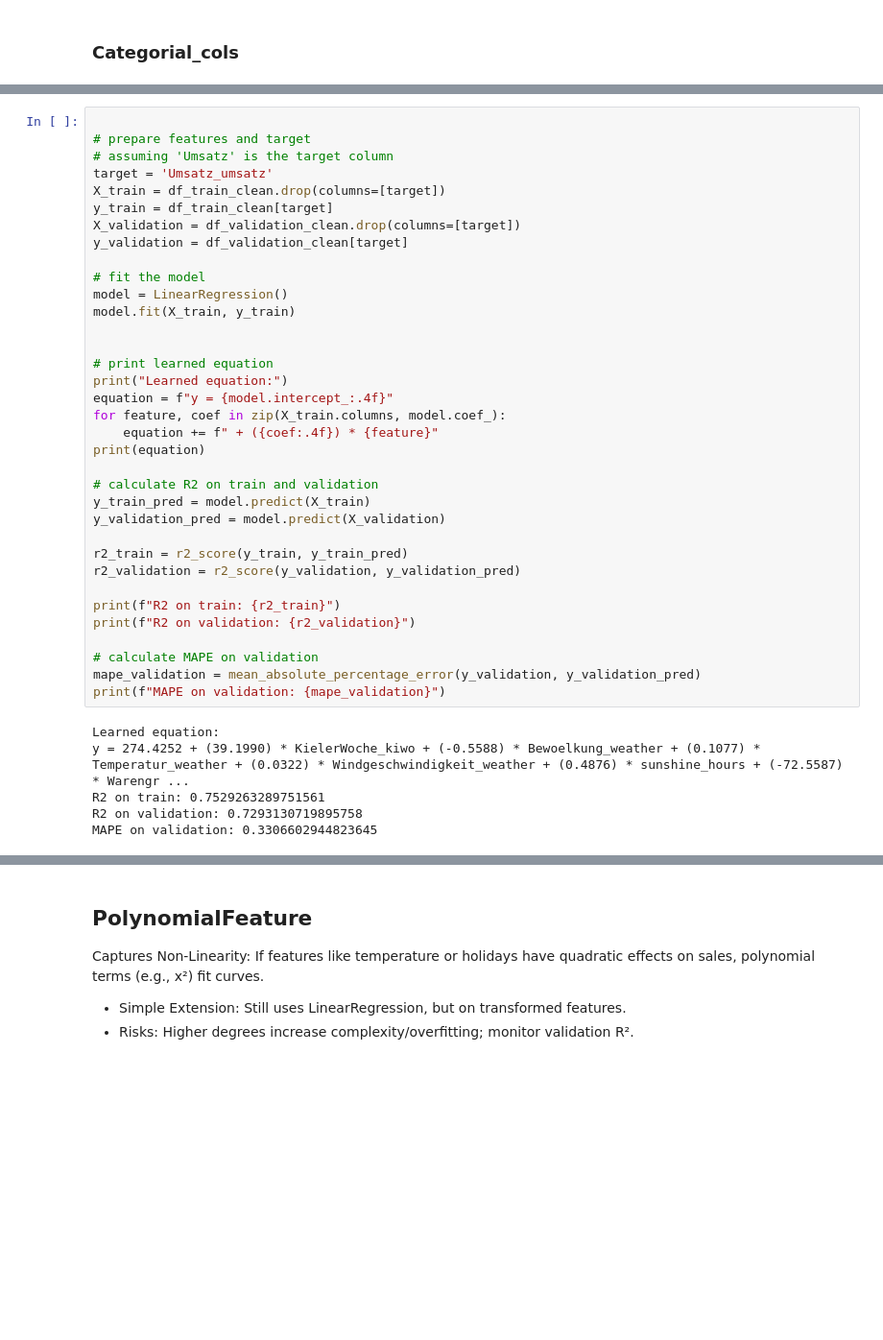
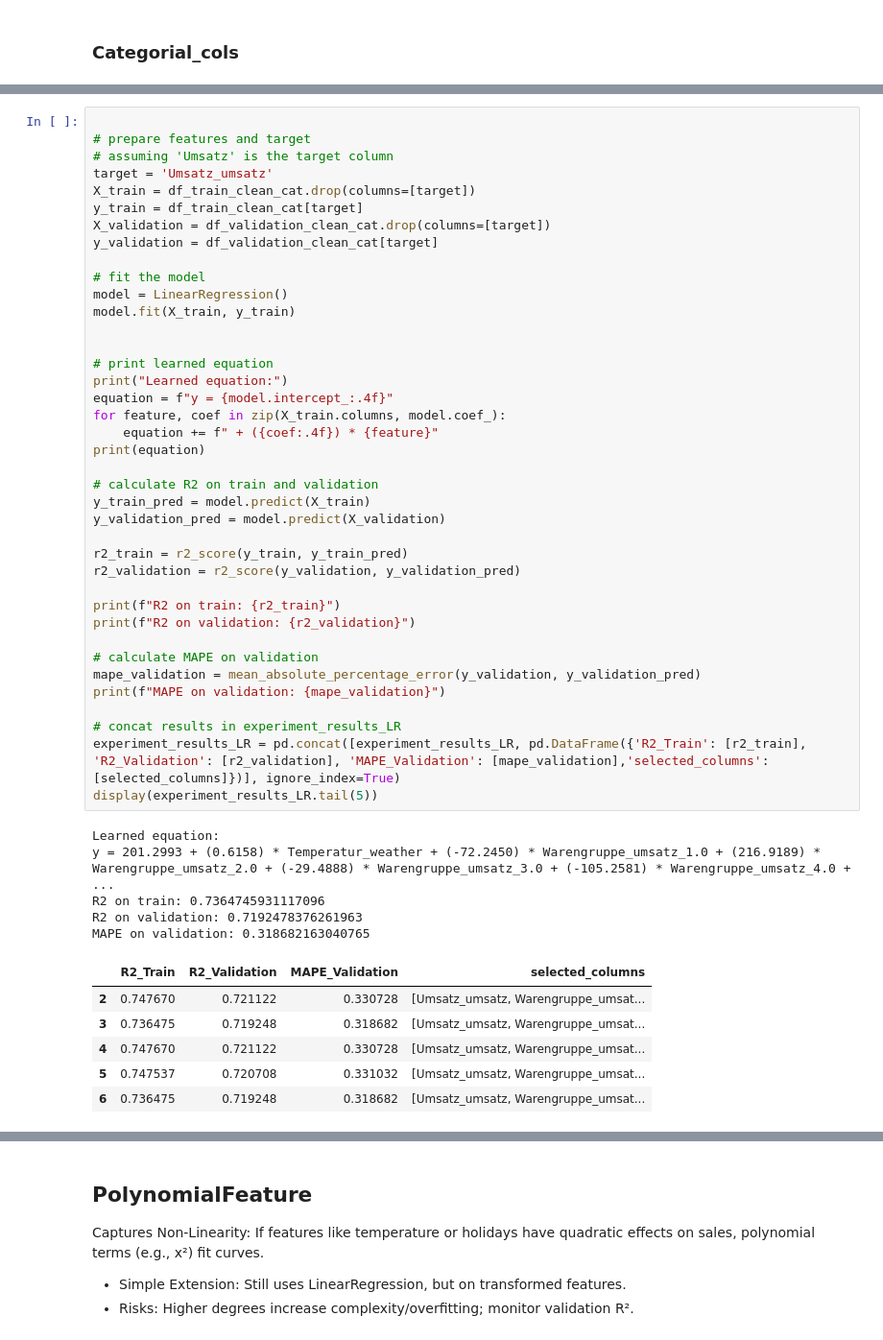
Before and after one commit to Awais16/bakery_sales_prediction, a Jupyter notebook: 2_BaselineModel/LinearRegression_2.ipynb, the cells around one changed output, grey strips where cells are left out. Shown: that part at 96% size. Cells and saved outputs as stored; diff of their text form; blank space fills up the shorter version.

```diff
--- a/2_BaselineModel/LinearRegression_2.ipynb
+++ b/2_BaselineModel/LinearRegression_2.ipynb
@@ -95,42 +102,52 @@ Name: Umsatz_umsatz, dtype: float64
 # prepare features and target
 # assuming 'Umsatz' is the target column
 target = 'Umsatz_umsatz'
-X_train = df_train_clean.drop(columns=[target])
-y_train = df_train_clean[target]
-X_validation = df_validation_clean.drop(columns=[target])
-y_validation = df_validation_clean[target]
+X_train = df_train_clean_cat.drop(columns=[target])
+y_train = df_train_clean_cat[target]
+X_validation = df_validation_clean_cat.drop(columns=[target])
+y_validation = df_validation_clean_cat[target]
 
 # fit the model
 model = LinearRegression()
 model.fit(X_train, y_train)
 
 
 # print learned equation
 print("Learned equation:")
 equation = f"y = {model.intercept_:.4f}"
 for feature, coef in zip(X_train.columns, model.coef_):
     equation += f" + ({coef:.4f}) * {feature}"
 print(equation)
 
 # calculate R2 on train and validation
 y_train_pred = model.predict(X_train)
 y_validation_pred = model.predict(X_validation)
 
 r2_train = r2_score(y_train, y_train_pred)
 r2_validation = r2_score(y_validation, y_validation_pred)
 
 print(f"R2 on train: {r2_train}")
 print(f"R2 on validation: {r2_validation}")
 
 # calculate MAPE on validation
 mape_validation = mean_absolute_percentage_error(y_validation, y_validation_pred)
 print(f"MAPE on validation: {mape_validation}")
+
+# concat results in experiment_results_LR
+experiment_results_LR = pd.concat([experiment_results_LR, pd.DataFrame({'R2_Train': [r2_train], 'R2_Validation': [r2_validation], 'MAPE_Validation': [mape_validation],'selected_columns':[selected_columns]})], ignore_index=True)
+display(experiment_results_LR.tail(5))
 # %% [output]
 Learned equation:
-y = 274.4252 + (39.1990) * KielerWoche_kiwo + (-0.5588) * Bewoelkung_weather + (0.1077) * Temperatur_weather + (0.0322) * Windgeschwindigkeit_weather + (0.4876) * sunshine_hours + (-72.5587) * Warengr ...
-R2 on train: 0.7529263289751561
-R2 on validation: 0.7293130719895758
-MAPE on validation: 0.3306602944823645
+y = 201.2993 + (0.6158) * Temperatur_weather + (-72.2450) * Warengruppe_umsatz_1.0 + (216.9189) * Warengruppe_umsatz_2.0 + (-29.4888) * Warengruppe_umsatz_3.0 + (-105.2581) * Warengruppe_umsatz_4.0 +  ...
+R2 on train: 0.7364745931117096
+R2 on validation: 0.7192478376261963
+MAPE on validation: 0.318682163040765
+|  | R2_Train | R2_Validation | MAPE_Validation | selected_columns |
+| 2 | 0.747670 | 0.721122 | 0.330728 | [Umsatz_umsatz, Warengruppe_umsat... |
+| 3 | 0.736475 | 0.719248 | 0.318682 | [Umsatz_umsatz, Warengruppe_umsat... |
+| 4 | 0.747670 | 0.721122 | 0.330728 | [Umsatz_umsatz, Warengruppe_umsat... |
+| 5 | 0.747537 | 0.720708 | 0.331032 | [Umsatz_umsatz, Warengruppe_umsat... |
+| 6 | 0.736475 | 0.719248 | 0.318682 | [Umsatz_umsatz, Warengruppe_umsat... |
 # %%
 # plot the equation
 import matplotlib.pyplot as plt
```
Also changed, not shown: parts of 8 cells of this notebook.
